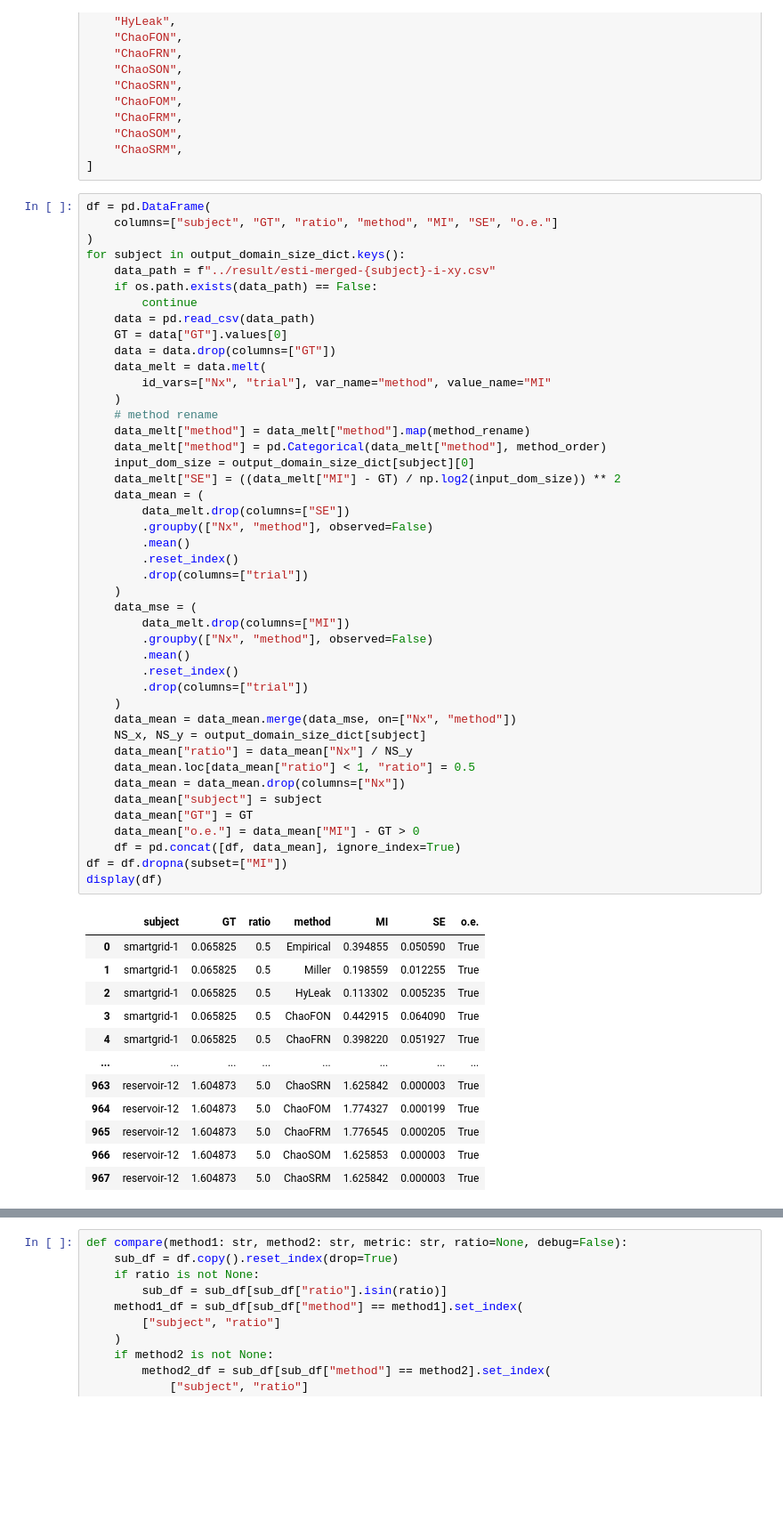
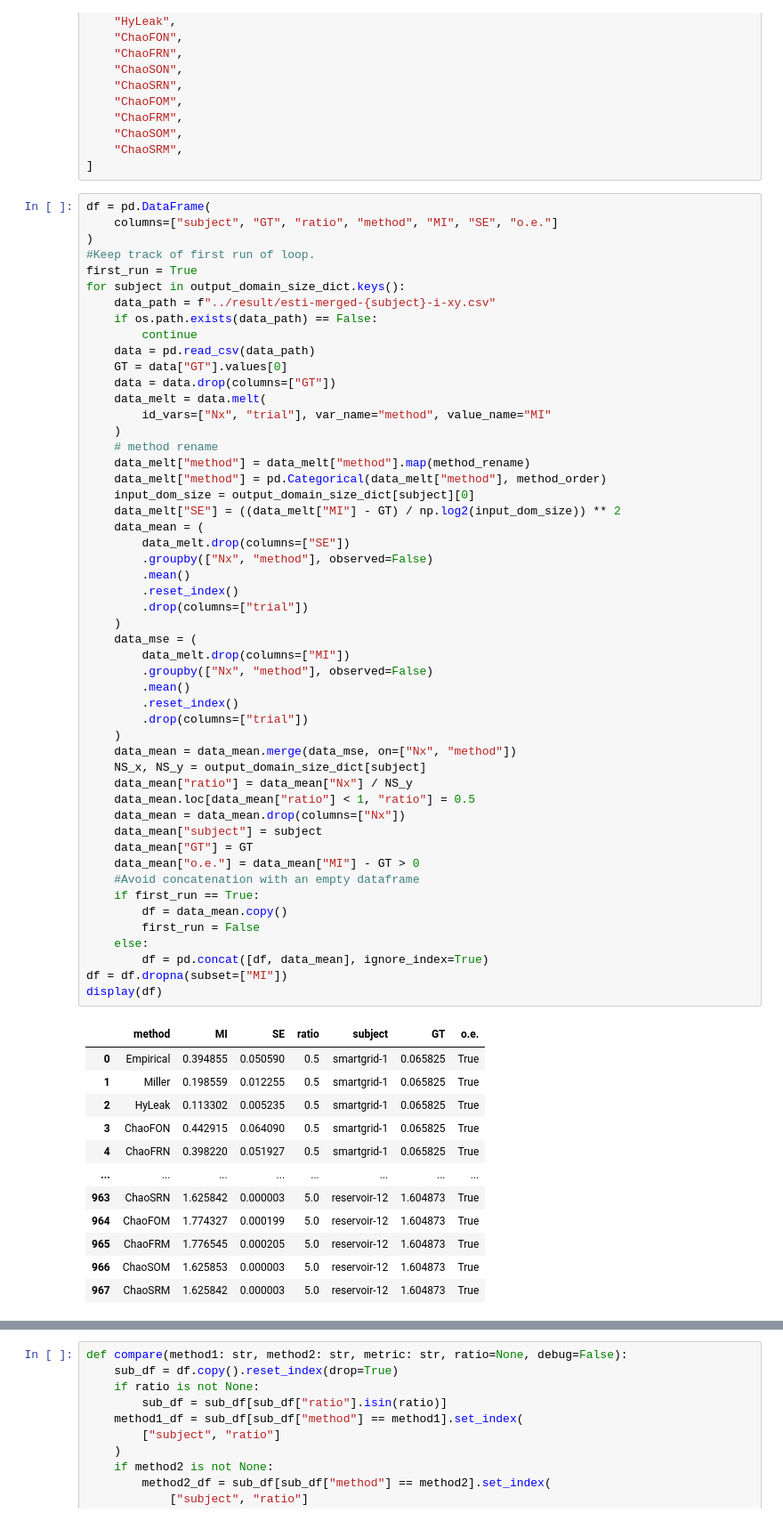
Before and after one commit to knittingirl/ChaoMI, a Jupyter notebook: notebook/RQ2-normalized.ipynb, the cells around one changed output, grey strips where cells are left out. Shown at 89% size. Saved outputs shown, nothing was run; the diff lists cells and outputs as text; blank space fills up the shorter version.

```diff
--- a/notebook/RQ2-normalized.ipynb
+++ b/notebook/RQ2-normalized.ipynb
@@ -73,6 +73,8 @@ method_order = [
 df = pd.DataFrame(
     columns=["subject", "GT", "ratio", "method", "MI", "SE", "o.e."]
 )
+#Keep track of first run of loop.
+first_run = True
 for subject in output_domain_size_dict.keys():
     data_path = f"../result/esti-merged-{subject}-i-xy.csv"
     if os.path.exists(data_path) == False:
@@ -86,46 +88,51 @@ for subject in output_domain_size_dict.keys():
     # method rename
     data_melt["method"] = data_melt["method"].map(method_rename)
     data_melt["method"] = pd.Categorical(data_melt["method"], method_order)
     input_dom_size = output_domain_size_dict[subject][0]
     data_melt["SE"] = ((data_melt["MI"] - GT) / np.log2(input_dom_size)) ** 2
     data_mean = (
         data_melt.drop(columns=["SE"])
         .groupby(["Nx", "method"], observed=False)
         .mean()
         .reset_index()
         .drop(columns=["trial"])
     )
     data_mse = (
         data_melt.drop(columns=["MI"])
         .groupby(["Nx", "method"], observed=False)
         .mean()
         .reset_index()
         .drop(columns=["trial"])
     )
     data_mean = data_mean.merge(data_mse, on=["Nx", "method"])
     NS_x, NS_y = output_domain_size_dict[subject]
     data_mean["ratio"] = data_mean["Nx"] / NS_y
     data_mean.loc[data_mean["ratio"] < 1, "ratio"] = 0.5
     data_mean = data_mean.drop(columns=["Nx"])
     data_mean["subject"] = subject
     data_mean["GT"] = GT
     data_mean["o.e."] = data_mean["MI"] - GT > 0
-    df = pd.concat([df, data_mean], ignore_index=True)
+    #Avoid concatenation with an empty dataframe
+    if first_run == True:
+        df = data_mean.copy()
+        first_run = False
+    else:
+        df = pd.concat([df, data_mean], ignore_index=True)
 df = df.dropna(subset=["MI"])
 display(df)
 # %% [output]
-|  | subject | GT | ratio | method | MI | SE | o.e. |
-| 0 | smartgrid-1 | 0.065825 | 0.5 | Empirical | 0.394855 | 0.050590 | True |
-| 1 | smartgrid-1 | 0.065825 | 0.5 | Miller | 0.198559 | 0.012255 | True |
-| 2 | smartgrid-1 | 0.065825 | 0.5 | HyLeak | 0.113302 | 0.005235 | True |
-| 3 | smartgrid-1 | 0.065825 | 0.5 | ChaoFON | 0.442915 | 0.064090 | True |
-| 4 | smartgrid-1 | 0.065825 | 0.5 | ChaoFRN | 0.398220 | 0.051927 | True |
+|  | method | MI | SE | ratio | subject | GT | o.e. |
+| 0 | Empirical | 0.394855 | 0.050590 | 0.5 | smartgrid-1 | 0.065825 | True |
+| 1 | Miller | 0.198559 | 0.012255 | 0.5 | smartgrid-1 | 0.065825 | True |
+| 2 | HyLeak | 0.113302 | 0.005235 | 0.5 | smartgrid-1 | 0.065825 | True |
+| 3 | ChaoFON | 0.442915 | 0.064090 | 0.5 | smartgrid-1 | 0.065825 | True |
+| 4 | ChaoFRN | 0.398220 | 0.051927 | 0.5 | smartgrid-1 | 0.065825 | True |
 | ... | ... | ... | ... | ... | ... | ... | ... |
-| 963 | reservoir-12 | 1.604873 | 5.0 | ChaoSRN | 1.625842 | 0.000003 | True |
-| 964 | reservoir-12 | 1.604873 | 5.0 | ChaoFOM | 1.774327 | 0.000199 | True |
-| 965 | reservoir-12 | 1.604873 | 5.0 | ChaoFRM | 1.776545 | 0.000205 | True |
-| 966 | reservoir-12 | 1.604873 | 5.0 | ChaoSOM | 1.625853 | 0.000003 | True |
-| 967 | reservoir-12 | 1.604873 | 5.0 | ChaoSRM | 1.625842 | 0.000003 | True |
+| 963 | ChaoSRN | 1.625842 | 0.000003 | 5.0 | reservoir-12 | 1.604873 | True |
+| 964 | ChaoFOM | 1.774327 | 0.000199 | 5.0 | reservoir-12 | 1.604873 | True |
+| 965 | ChaoFRM | 1.776545 | 0.000205 | 5.0 | reservoir-12 | 1.604873 | True |
+| 966 | ChaoSOM | 1.625853 | 0.000003 | 5.0 | reservoir-12 | 1.604873 | True |
+| 967 | ChaoSRM | 1.625842 | 0.000003 | 5.0 | reservoir-12 | 1.604873 | True |
 968 rows × 7 columns
 # %%
 def compare(method1: str, method2: str, metric: str, ratio=None, debug=False):
```
Also changed, not shown: parts of 9 cells of this notebook, 3 other files.
